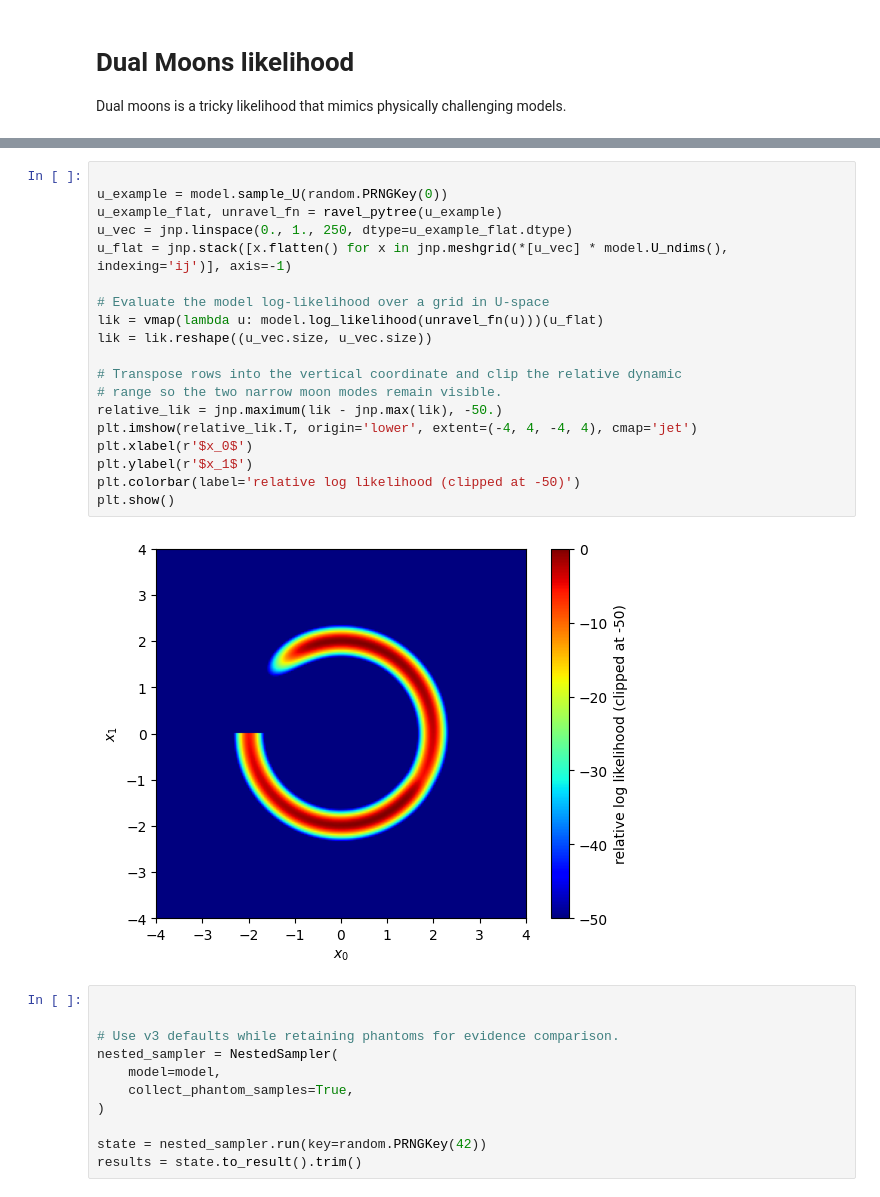
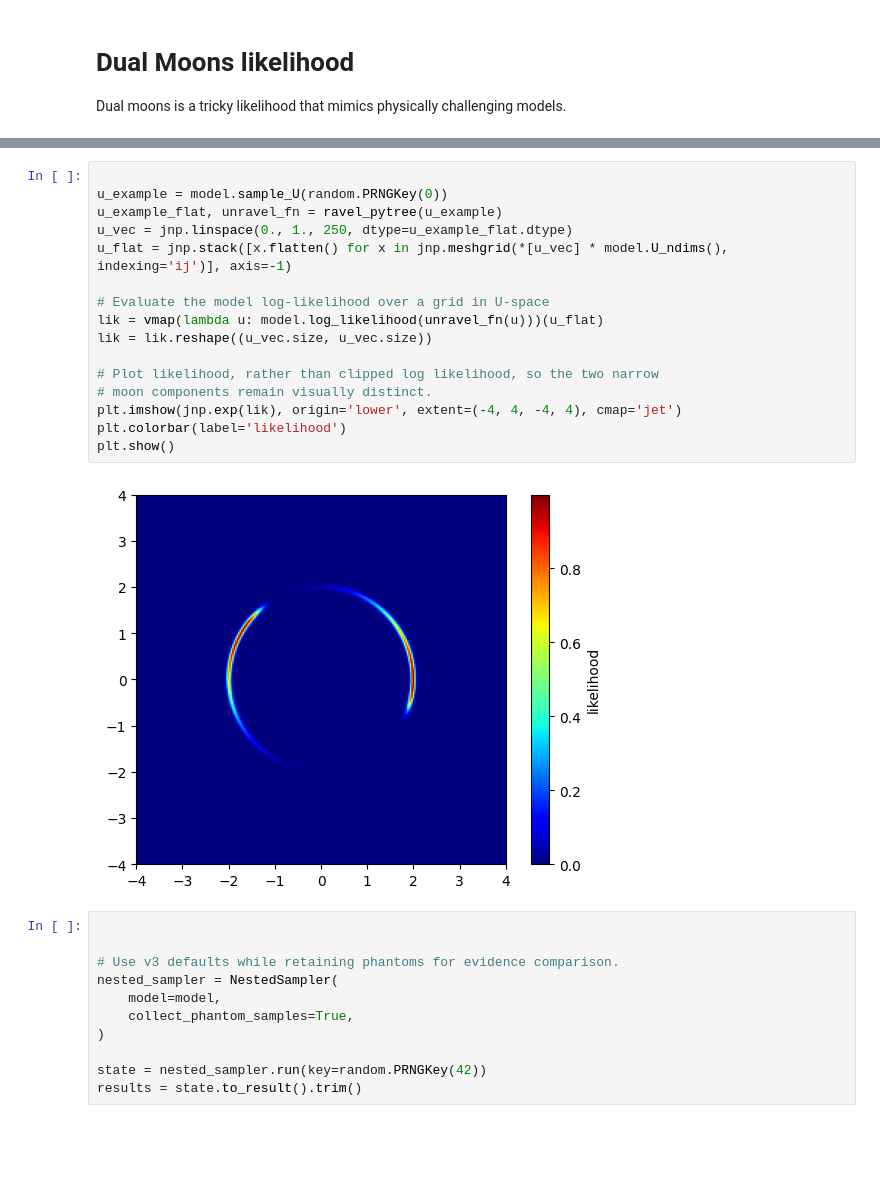
Before and after one commit to Joshuaalbert/jaxns, a Jupyter notebook: docs/examples/dual_moon.ipynb, the cells around one changed output, grey strips where cells are left out. Cells and saved outputs as stored; diff of their text form; blank space fills up the shorter version.

```diff
--- a/docs/examples/dual_moon.ipynb
+++ b/docs/examples/dual_moon.ipynb
@@ -63,24 +63,21 @@ True log(Z)=-5.104862574435688
 # %%
 
 u_example = model.sample_U(random.PRNGKey(0))
 u_example_flat, unravel_fn = ravel_pytree(u_example)
 u_vec = jnp.linspace(0., 1., 250, dtype=u_example_flat.dtype)
 u_flat = jnp.stack([x.flatten() for x in jnp.meshgrid(*[u_vec] * model.U_ndims(), indexing='ij')], axis=-1)
 
 # Evaluate the model log-likelihood over a grid in U-space
 lik = vmap(lambda u: model.log_likelihood(unravel_fn(u)))(u_flat)
 lik = lik.reshape((u_vec.size, u_vec.size))
 
-# Transpose rows into the vertical coordinate and clip the relative dynamic
-# range so the two narrow moon modes remain visible.
-relative_lik = jnp.maximum(lik - jnp.max(lik), -50.)
-plt.imshow(relative_lik.T, origin='lower', extent=(-4, 4, -4, 4), cmap='jet')
-plt.xlabel(r'$x_0$')
-plt.ylabel(r'$x_1$')
-plt.colorbar(label='relative log likelihood (clipped at -50)')
+# Plot likelihood, rather than clipped log likelihood, so the two narrow
+# moon components remain visually distinct.
+plt.imshow(jnp.exp(lik), origin='lower', extent=(-4, 4, -4, 4), cmap='jet')
+plt.colorbar(label='likelihood')
 plt.show()
 # %% [output]
-[figure, old version]
+[figure, new version]
 # %%
 
 
```
Also changed, not shown: parts of 5 cells of this notebook, 12 other files.
